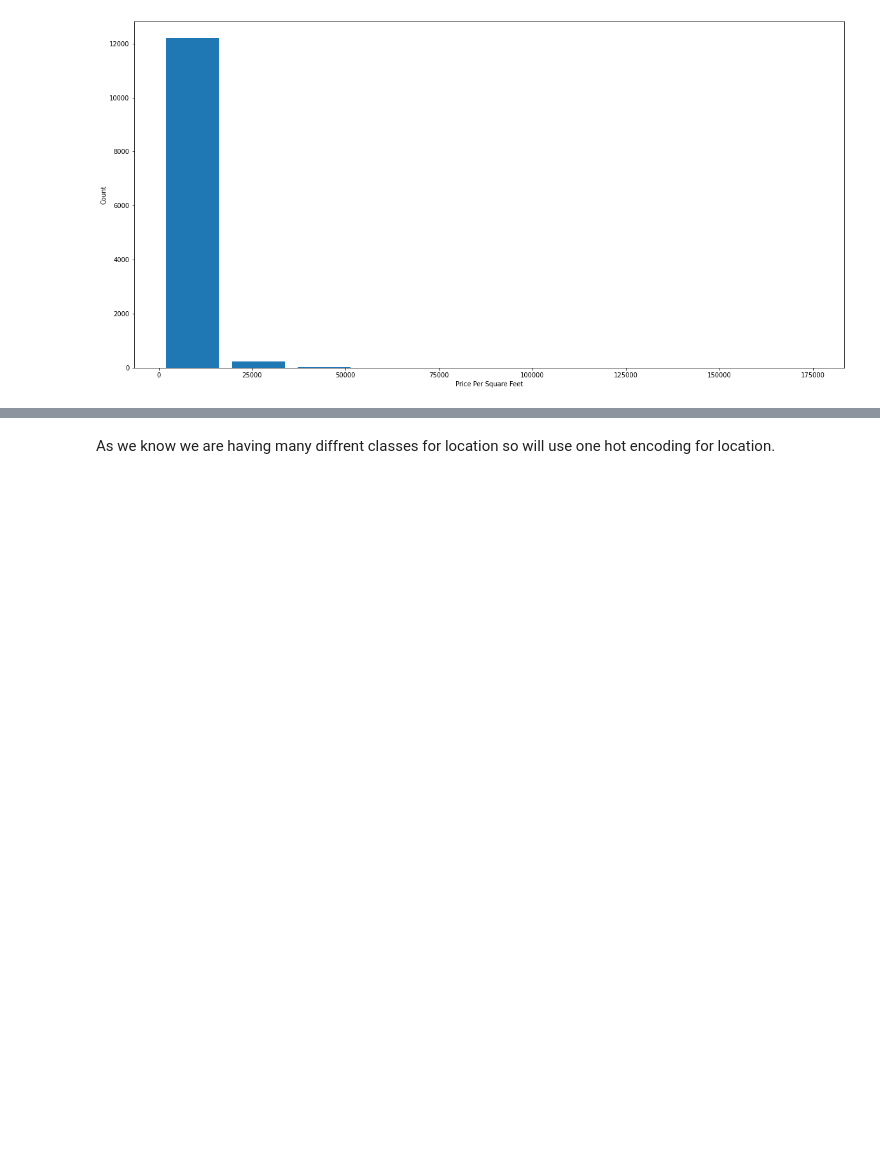
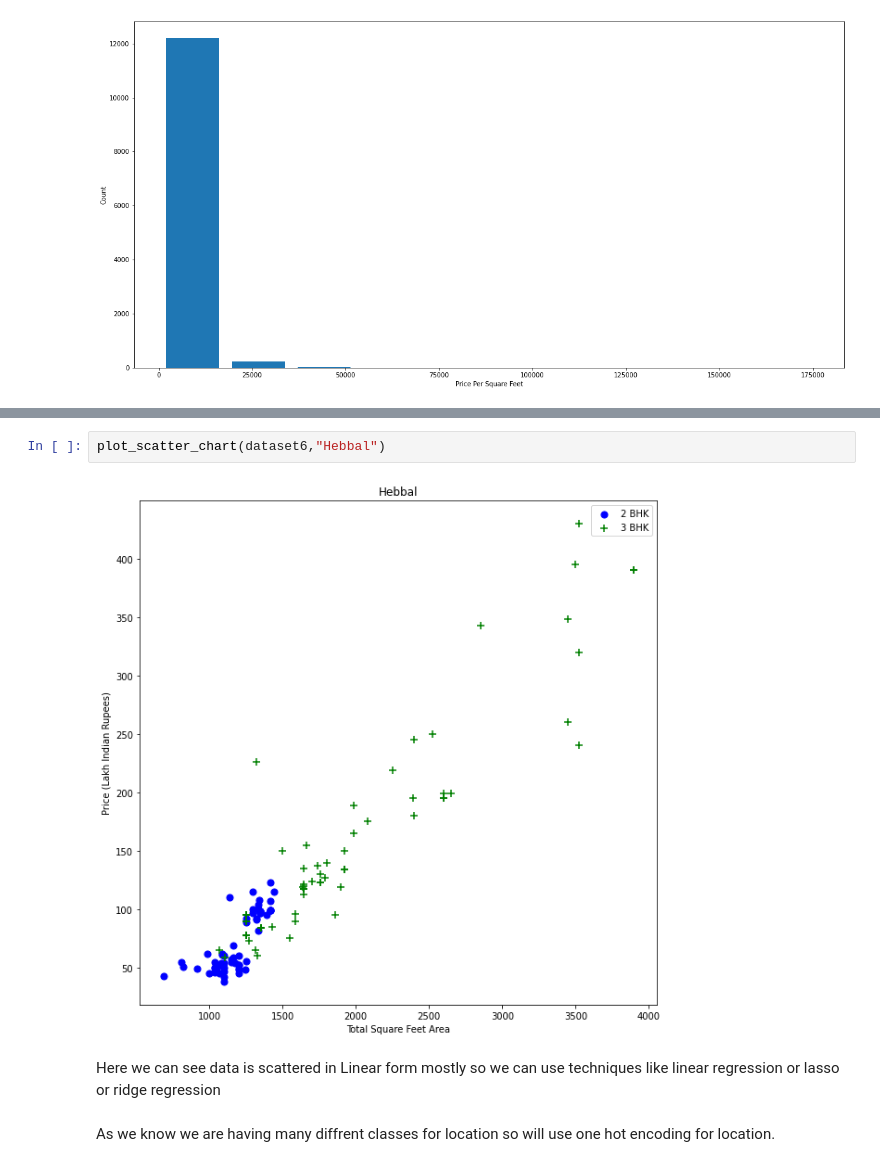
Before and after one commit to Meet200/Machine_Learning-, a Jupyter notebook: Industry_ML_work.ipynb, the cells around one changed output, grey strips where cells are left out. Saved outputs shown, nothing was run; the diff lists cells and outputs as text; blank space fills up the shorter version.

```diff
--- a/Industry_ML_work.ipynb
+++ b/Industry_ML_work.ipynb
@@ -323,3 +338,9 @@ Text(0, 0.5, 'Count')
+# %%
+plot_scatter_chart(dataset6,"Hebbal")
+# %% [output]
+[figure, added]
+# %% [markdown]
+Here we can see data is scattered in Linear form mostly so we can use techniques like linear regression or lasso or ridge regression
 # %% [markdown]
 As we know we are having many diffrent classes for location so will use one hot encoding for location.
 # %%
```
Also changed, not shown: parts of 2 cells of this notebook.
